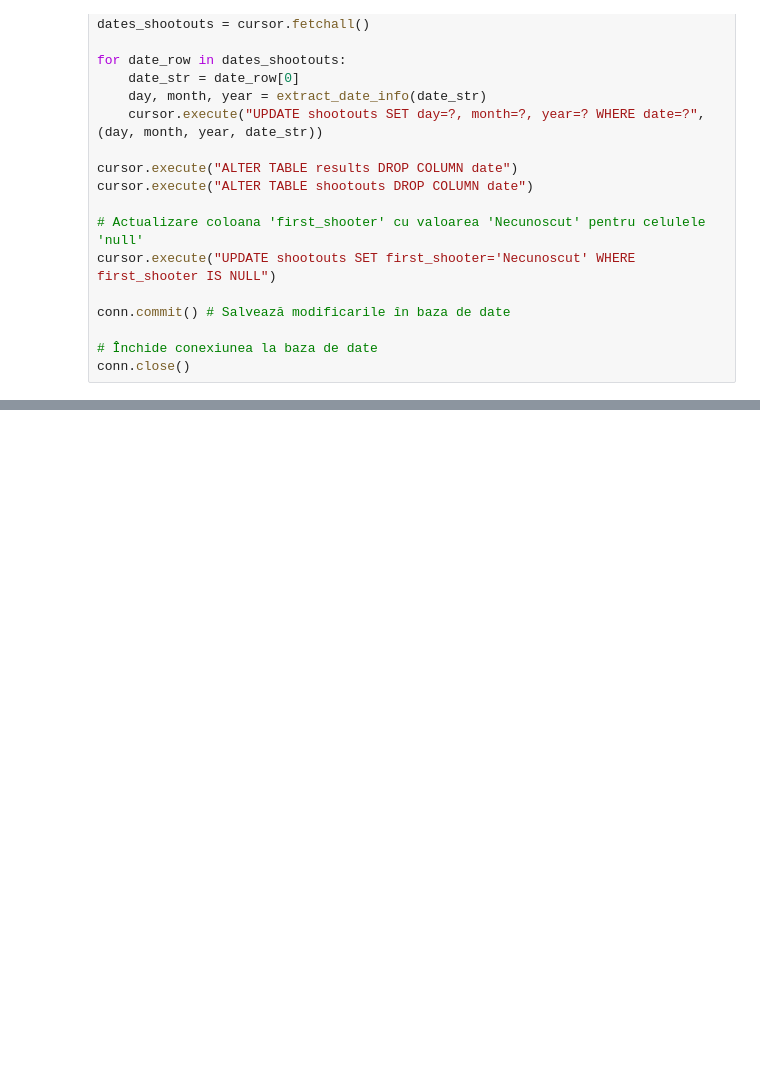
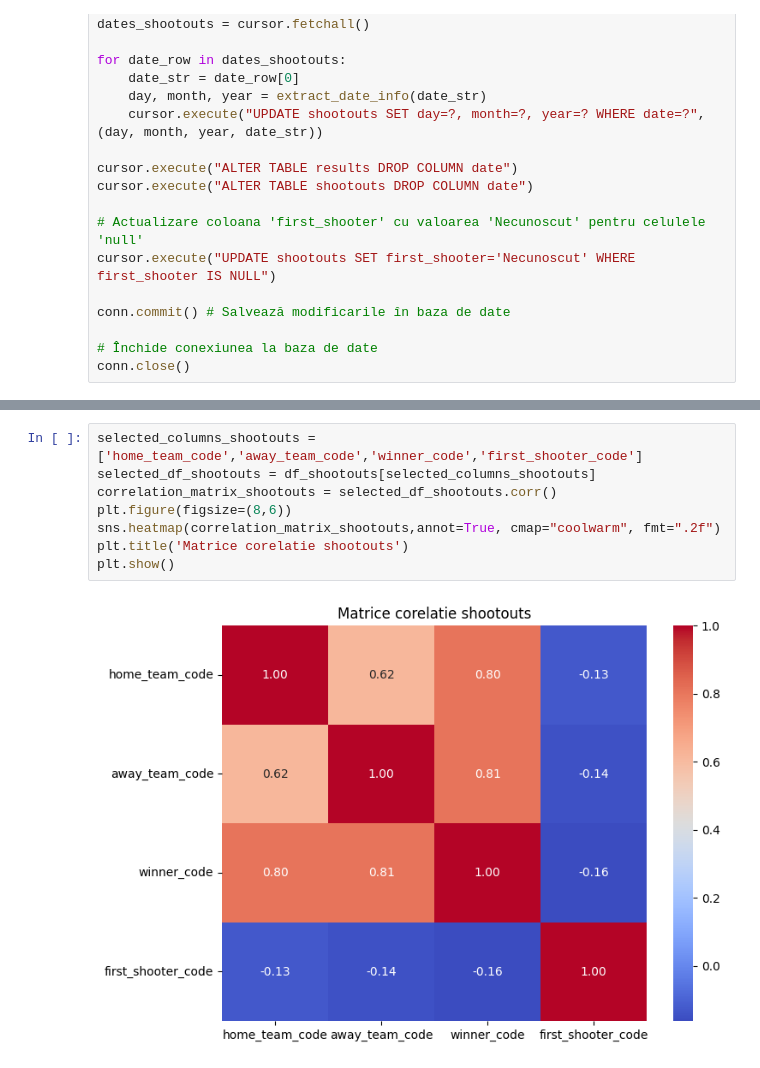
Before and after one commit to vimanmario/Machine-Learning---Footbal-Predictions, a Jupyter notebook: sample.ipynb, the cells around one changed output, grey strips where cells are left out. Cells and saved outputs as stored; diff of their text form; blank space fills up the shorter version.

```diff
--- a/sample.ipynb
+++ b/sample.ipynb
@@ -203,0 +205,10 @@ conn.close()
+# %%
+selected_columns_shootouts = ['home_team_code','away_team_code','winner_code','first_shooter_code']
+selected_df_shootouts = df_shootouts[selected_columns_shootouts]
+correlation_matrix_shootouts = selected_df_shootouts.corr()
+plt.figure(figsize=(8,6))
+sns.heatmap(correlation_matrix_shootouts,annot=True, cmap="coolwarm", fmt=".2f")
+plt.title('Matrice corelatie shootouts')
+plt.show()
+# %% [output]
+[figure, added]
```
Also changed, not shown: parts of 3 cells of this notebook, 1 other file.
